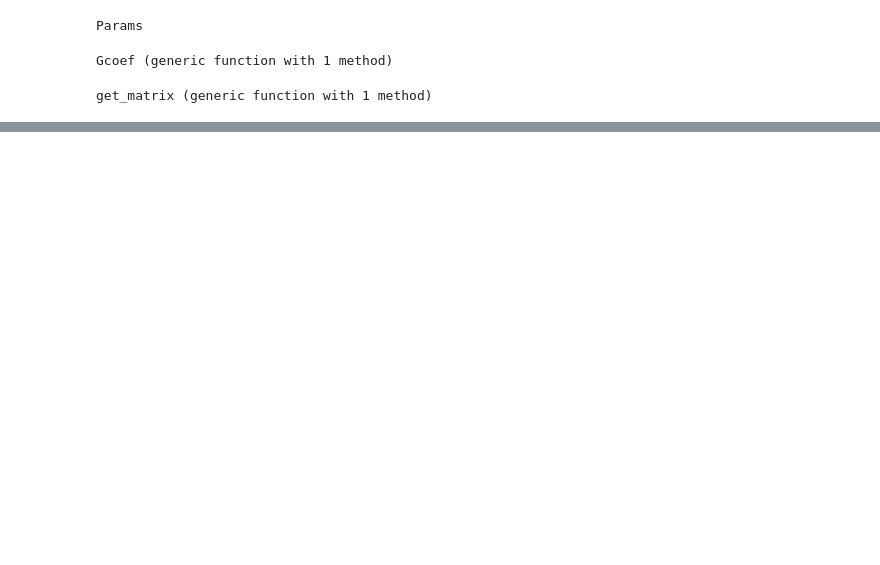
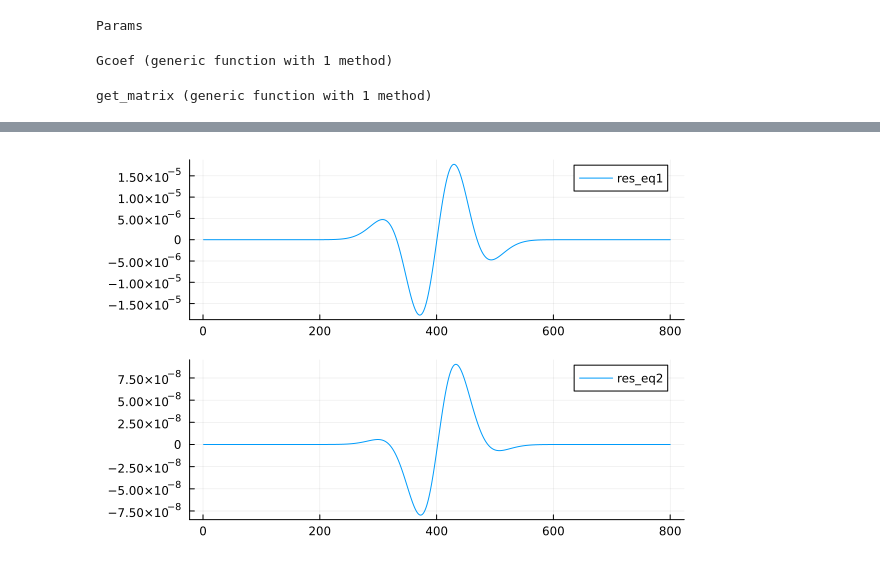
Before and after one commit to ThanasisGiannakopoulos/ice_modelling, a Jupyter notebook: notebooks/fracture/viscoelastic/scratch.ipynb, the cells around one changed output, grey strips where cells are left out. Saved outputs shown, nothing was run; the diff lists cells and outputs as text; code cells hidden in the pictures; blank space fills up the shorter version.

```diff
--- a/notebooks/fracture/viscoelastic/scratch.ipynb
+++ b/notebooks/fracture/viscoelastic/scratch.ipynb
@@ -398,0 +368,10 @@ plot(d)
+# %%
+res1 = res_eq1(unew,wnew,d,p)
+wdot = (wnew .- w)/p.dt;
+res2 = res_eq2(unew,wnew,wdot,d,p)
+
+p1 = plot(res1, label="res_eq1")
+p2 = plot(res2, label="res_eq2")
+plot(p1, p2, layout = (2, 1))
+# %% [output]
+[figure, added]
```
Also changed, not shown: parts of 21 cells of this notebook, 1 other file.
